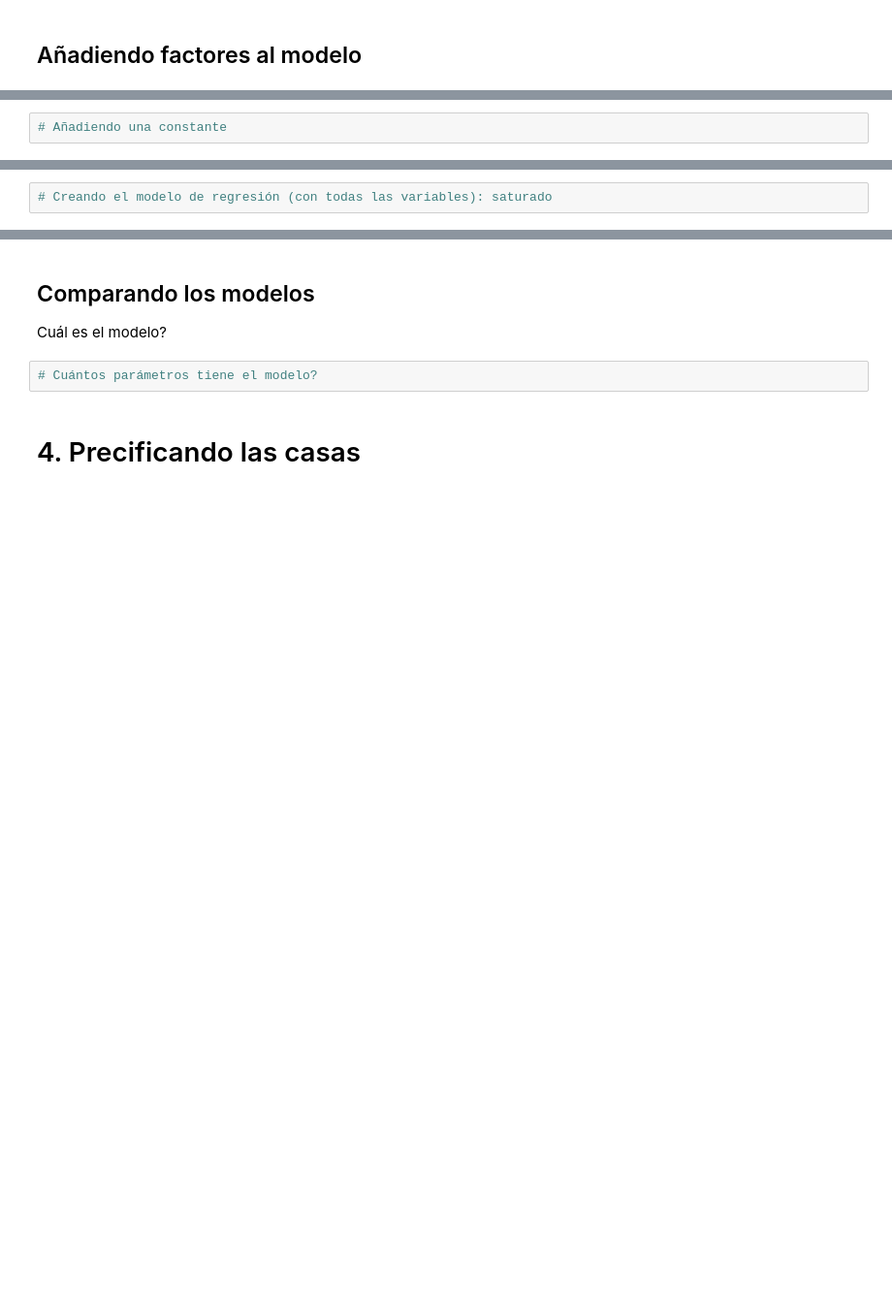
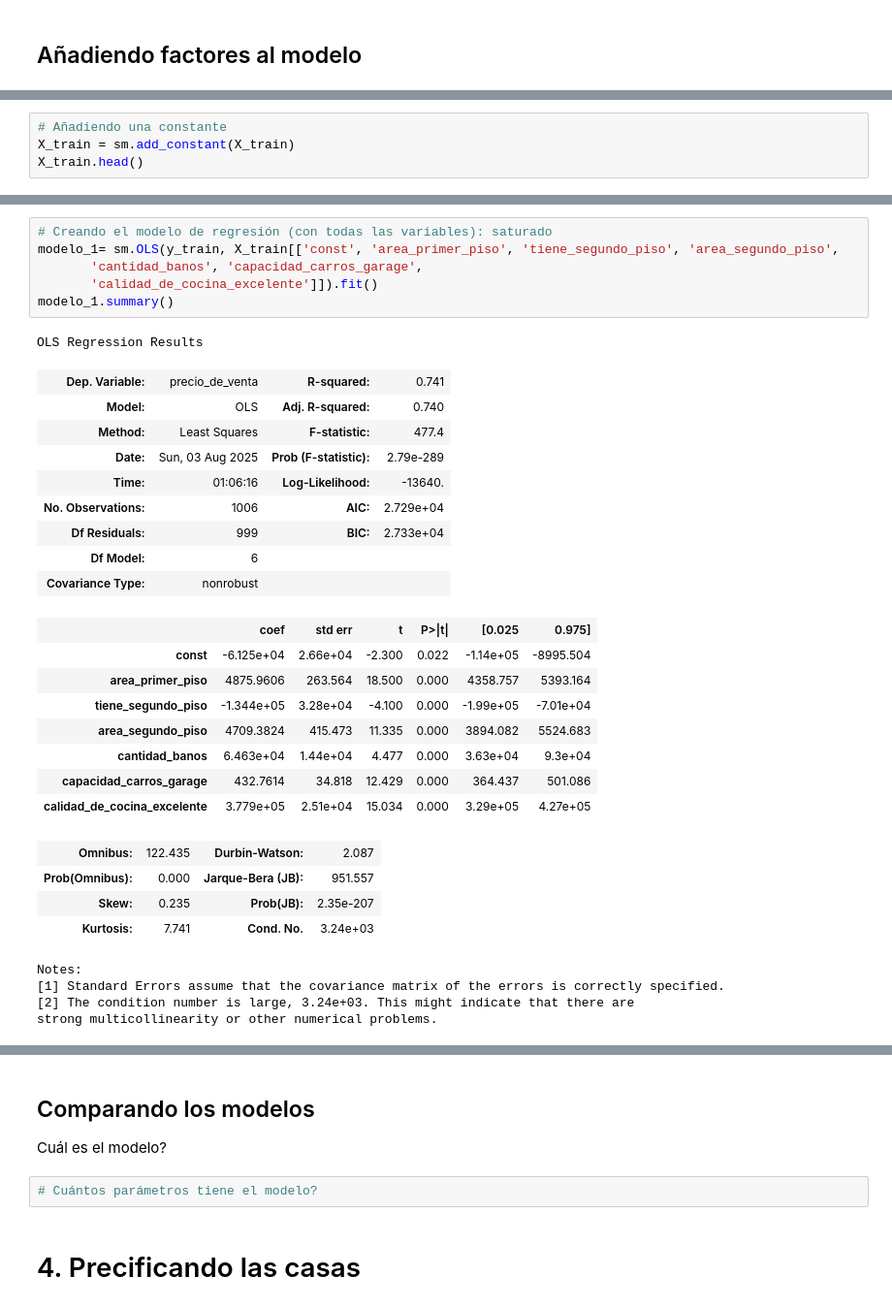
Before and after one commit to cmrondon2000/probando_relaciones_con_regresion_lineal, a Jupyter notebook: precios_de_inmuebles_regresion_lineal.ipynb, the cells around one changed output, grey strips where cells are left out. Shown at 97% size. Cells and saved outputs as stored; diff of their text form; blank space fills up the shorter version.

```diff
--- a/precios_de_inmuebles_regresion_lineal.ipynb
+++ b/precios_de_inmuebles_regresion_lineal.ipynb
@@ -313,2 +327,4 @@ Esto indica que aún existe una cantidad significativa de variación que no est
 # %%
 # Añadiendo una constante
+X_train = sm.add_constant(X_train)
+X_train.head()
@@ -315,4 +345,35 @@ Esto indica que aún existe una cantidad significativa de variación que no est
 # %%
 # Creando el modelo de regresión (con todas las variables): saturado
+modelo_1= sm.OLS(y_train, X_train[['const', 'area_primer_piso', 'tiene_segundo_piso', 'area_segundo_piso',
+       'cantidad_banos', 'capacidad_carros_garage',
+       'calidad_de_cocina_excelente']]).fit()
+modelo_1.summary()
+# %% [output]
+OLS Regression Results
+| Dep. Variable: | precio_de_venta | R-squared: | 0.741 |
+| Model: | OLS | Adj. R-squared: | 0.740 |
+| Method: | Least Squares | F-statistic: | 477.4 |
+| Date: | Sun, 03 Aug 2025 | Prob (F-statistic): | 2.79e-289 |
+| Time: | 01:06:16 | Log-Likelihood: | -13640. |
+| No. Observations: | 1006 | AIC: | 2.729e+04 |
+| Df Residuals: | 999 | BIC: | 2.733e+04 |
+| Df Model: | 6 |  |  |
+| Covariance Type: | nonrobust |  |  |
+|  | coef | std err | t | P>|t| | [0.025 | 0.975] |
+| const | -6.125e+04 | 2.66e+04 | -2.300 | 0.022 | -1.14e+05 | -8995.504 |
+| area_primer_piso | 4875.9606 | 263.564 | 18.500 | 0.000 | 4358.757 | 5393.164 |
+| tiene_segundo_piso | -1.344e+05 | 3.28e+04 | -4.100 | 0.000 | -1.99e+05 | -7.01e+04 |
+| area_segundo_piso | 4709.3824 | 415.473 | 11.335 | 0.000 | 3894.082 | 5524.683 |
+| cantidad_banos | 6.463e+04 | 1.44e+04 | 4.477 | 0.000 | 3.63e+04 | 9.3e+04 |
+| capacidad_carros_garage | 432.7614 | 34.818 | 12.429 | 0.000 | 364.437 | 501.086 |
+| calidad_de_cocina_excelente | 3.779e+05 | 2.51e+04 | 15.034 | 0.000 | 3.29e+05 | 4.27e+05 |
+| Omnibus: | 122.435 | Durbin-Watson: | 2.087 |
+| Prob(Omnibus): | 0.000 | Jarque-Bera (JB): | 951.557 |
+| Skew: | 0.235 | Prob(JB): | 2.35e-207 |
+| Kurtosis: | 7.741 | Cond. No. | 3.24e+03 |
+Notes:
+[1] Standard Errors assume that the covariance matrix of the errors is correctly specified.
+[2] The condition number is large, 3.24e+03. This might indicate that there are
+strong multicollinearity or other numerical problems.
 # %%
 # Modelo sin el área del segundo piso
```
Also changed, not shown: parts of 11 cells of this notebook.
